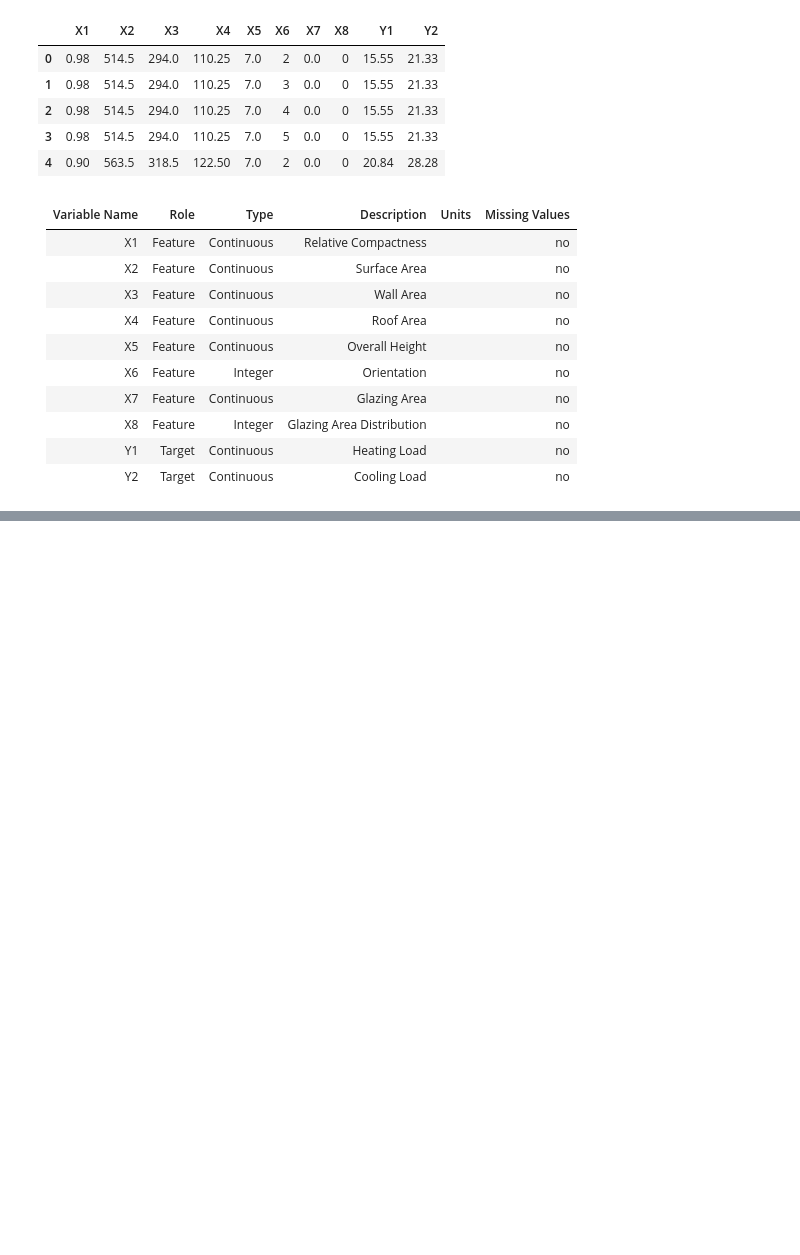
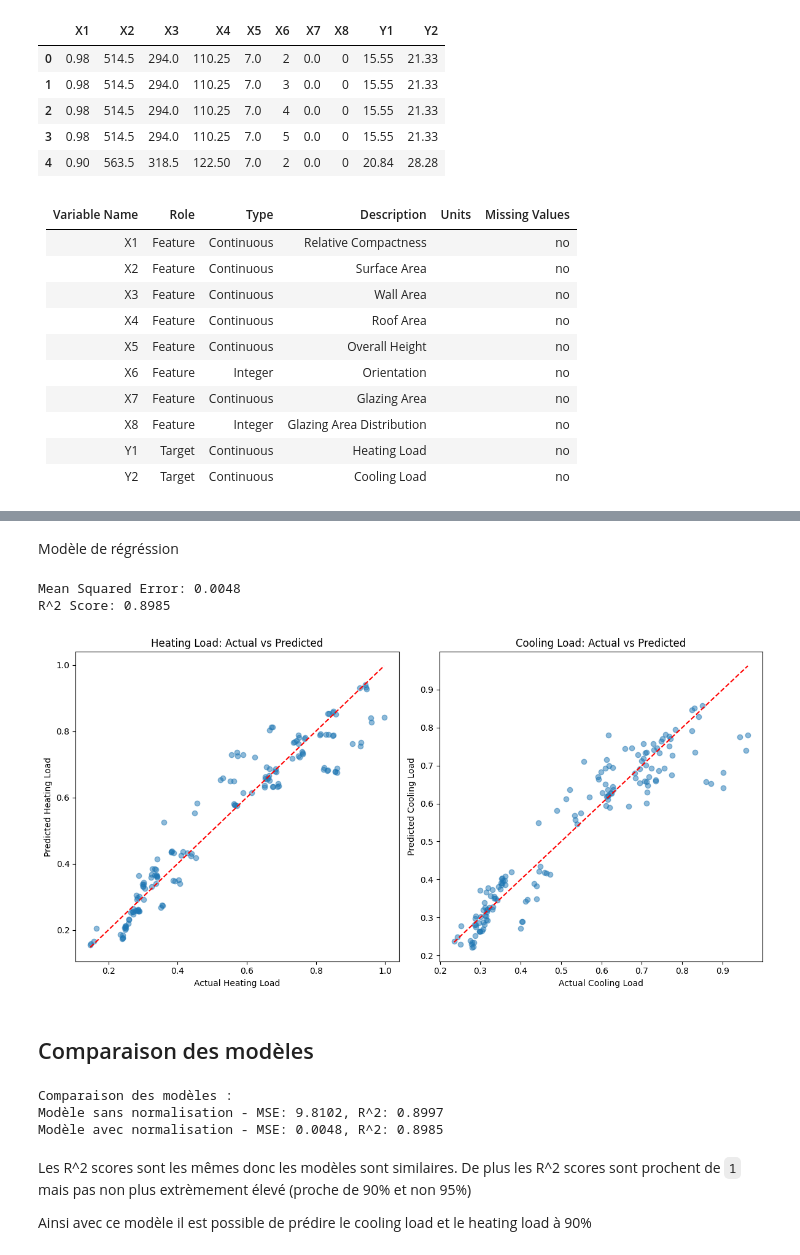
Before and after one commit to P-Pix/data-science-portfolio, a Jupyter notebook: 03_Prediction_consommation_batiments/code/predict_conso.ipynb, the cells around one changed output, grey strips where cells are left out. Drawn from its saved outputs; the diff is of its cells as text; code cells hidden in the pictures; blank space fills up the shorter version.

```diff
--- a/03_Prediction_consommation_batiments/code/predict_conso.ipynb
+++ b/03_Prediction_consommation_batiments/code/predict_conso.ipynb
@@ -42,0 +126,11 @@ Index(['X1', 'X2', 'X3', 'X4', 'X5', 'X6', 'X7', 'X8', 'Y1', 'Y2'], dtype='objec
+# %%
+NORMALIZE = DATA.copy()
+print(NORMALIZE.shape)
+
+for col in NORMALIZE.columns:
+    NORMALIZE[col] = NORMALIZE[col].astype(float)
+    NORMALIZE[col] = NORMALIZE[col].dropna()
+    NORMALIZE[col] /= NORMALIZE[col].max()
+
+print(NORMALIZE.shape)
+NORMALIZE.head()
@@ -42,0 +146,65 @@ Index(['X1', 'X2', 'X3', 'X4', 'X5', 'X6', 'X7', 'X8', 'Y1', 'Y2'], dtype='objec
+# %% [markdown]
+Modèle de régréssion
+# %%
+COLUMNS_TARGET = ["Heating Load", "Cooling Load"]
+
+X = NORMALIZE.drop(columns=COLUMNS_TARGET)
+Y = NORMALIZE[COLUMNS_TARGET]
+
+# Modèle de régression
+from sklearn.model_selection import train_test_split
+from sklearn.linear_model import LinearRegression
+from sklearn.metrics import mean_squared_error, r2_score
+from sklearn.preprocessing import StandardScaler
+
+X_train_n, X_test_n, Y_train_n, Y_test_n = train_test_split(X, Y, test_size=0.2, random_state=42)
+scaler = StandardScaler()
+X_train_scaled_n = scaler.fit_transform(X_train_n)
+X_test_scaled_n = scaler.transform(X_test_n)
+
+model_n = LinearRegression()
+model_n.fit(X_train_scaled_n, Y_train_n)
+Y_pred_n = model_n.predict(X_test_scaled_n)
+mse = mean_squared_error(Y_test_n, Y_pred_n)
+r2 = r2_score(Y_test_n, Y_pred_n)
+print(f"Mean Squared Error: {mse:.4f}")
+print(f"R^2 Score: {r2:.4f}")
+
+# Visualisation des résultats
+plt.figure(figsize=(12, 6))
+plt.subplot(1, 2, 1)
+plt.scatter(Y_test_n["Heating Load"], Y_pred_n[:, 0], alpha=0.5)
+plt.plot([Y_test_n["Heating Load"].min(), Y_test_n["Heating Load"].max()],
+         [Y_test_n["Heating Load"].min(), Y_test_n["Heating Load"].max()],
+         color='red', linestyle='--')
+plt.title("Heating Load: Actual vs Predicted")
+plt.xlabel("Actual Heating Load")
+plt.ylabel("Predicted Heating Load")
+plt.subplot(1, 2, 2)
+plt.scatter(Y_test_n["Cooling Load"], Y_pred_n[:, 1], alpha=0.5)
+plt.plot([Y_test_n["Cooling Load"].min(), Y_test_n["Cooling Load"].max()],
+         [Y_test_n["Cooling Load"].min(), Y_test_n["Cooling Load"].max()],
+         color='red', linestyle='--')
+plt.title("Cooling Load: Actual vs Predicted")
+plt.xlabel("Actual Cooling Load")
+plt.ylabel("Predicted Cooling Load")
+plt.tight_layout()
+plt.show()
+# %% [output]
+Mean Squared Error: 0.0048
+R^2 Score: 0.8985
+[figure, added]
+# %% [markdown]
+## Comparaison des modèles
+# %%
+print("Comparaison des modèles :")
+print(f"Modèle sans normalisation - MSE: {mean_squared_error(Y_test, Y_pred):.4f}, R^2: {r2_score(Y_test, Y_pred):.4f}")
+print(f"Modèle avec normalisation - MSE: {mean_squared_error(Y_test_n, Y_pred_n):.4f}, R^2: {r2_score(Y_test_n, Y_pred_n):.4f}")
+# %% [output]
+Comparaison des modèles :
+Modèle sans normalisation - MSE: 9.8102, R^2: 0.8997
+Modèle avec normalisation - MSE: 0.0048, R^2: 0.8985
+# %% [markdown]
+Les R^2 scores sont les mêmes donc les modèles sont similaires. De plus les R^2 scores sont prochent de `1` mais pas non plus extrèmement élevé (proche de 90% et non 95%)
+
+Ainsi avec ce modèle il est possible de prédire le cooling load et le heating load à 90%
```
Also changed, not shown: parts of 6 cells of this notebook, 11 other files.
